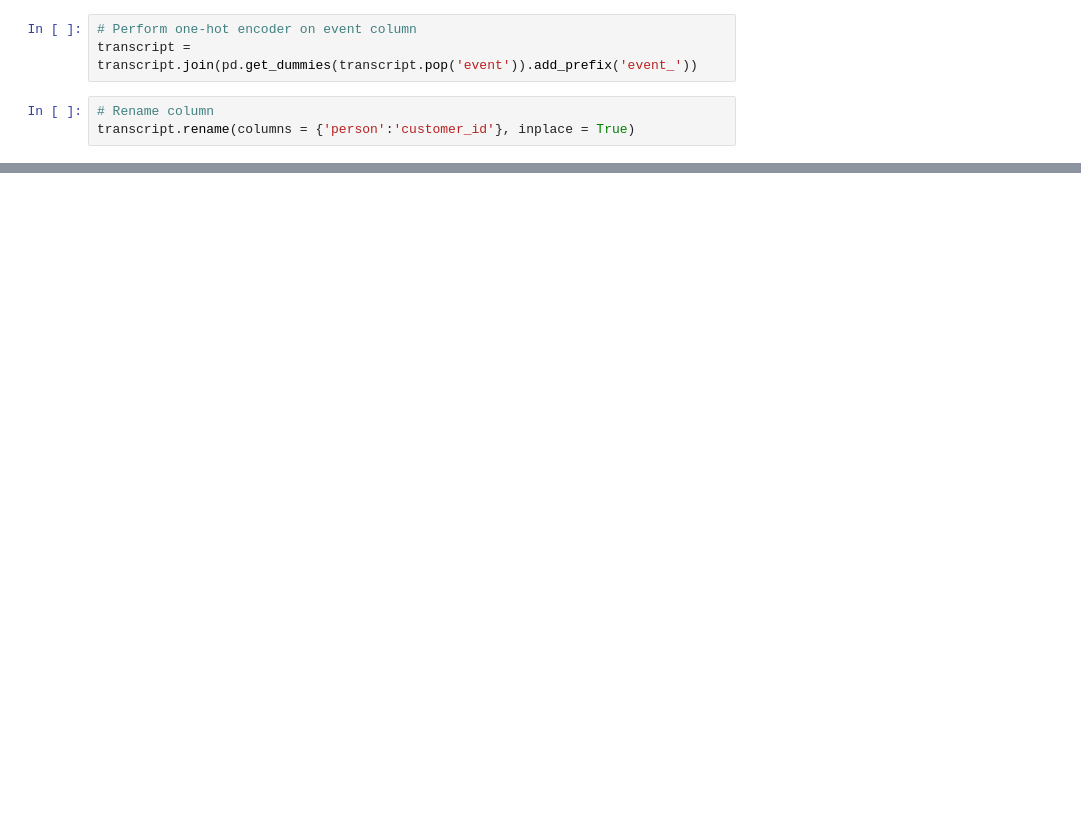
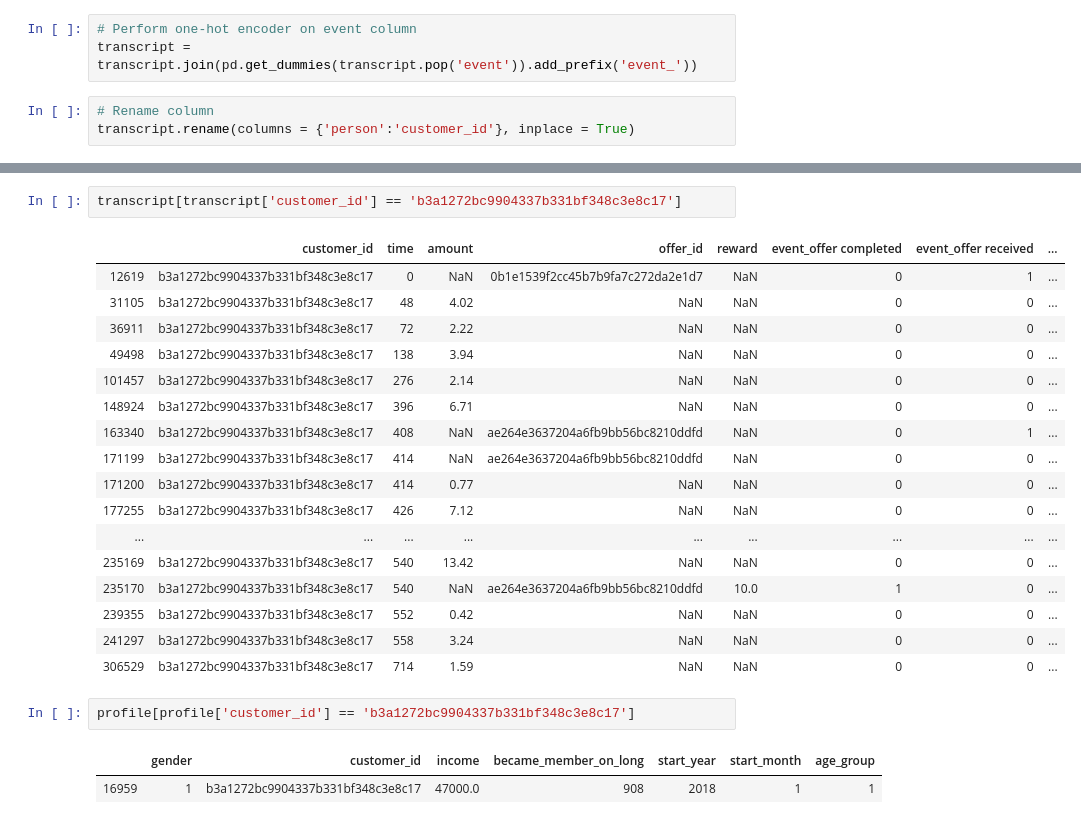
Before and after one commit to wasuratme96/machine_learning_nano_degree, a Jupyter notebook: Capstone Project/Starbuck Reward Program/Machine Learning Engineer Nano-degree ; Capstone Project - Starbuck Campaign Data.ipynb, the cells around one changed output, grey strips where cells are left out. Saved outputs shown, nothing was run; the diff lists cells and outputs as text; blank space fills up the shorter version.

```diff
--- a/Capstone Project/Starbuck Reward Program/Machine Learning Engineer Nano-degree ; Capstone Project - Starbuck Campaign Data.ipynb
+++ b/Capstone Project/Starbuck Reward Program/Machine Learning Engineer Nano-degree ; Capstone Project - Starbuck Campaign Data.ipynb
@@ -274,0 +341,25 @@ transcript
+# %%
+transcript[transcript['customer_id'] == 'b3a1272bc9904337b331bf348c3e8c17']
+# %% [output]
+|  | customer_id | time | amount | offer_id | reward | event_offer completed | event_offer received | ... |
+| 12619 | b3a1272bc9904337b331bf348c3e8c17 | 0 | NaN | 0b1e1539f2cc45b7b9fa7c272da2e1d7 | NaN | 0 | 1 | ... |
+| 31105 | b3a1272bc9904337b331bf348c3e8c17 | 48 | 4.02 | NaN | NaN | 0 | 0 | ... |
+| 36911 | b3a1272bc9904337b331bf348c3e8c17 | 72 | 2.22 | NaN | NaN | 0 | 0 | ... |
+| 49498 | b3a1272bc9904337b331bf348c3e8c17 | 138 | 3.94 | NaN | NaN | 0 | 0 | ... |
+| 101457 | b3a1272bc9904337b331bf348c3e8c17 | 276 | 2.14 | NaN | NaN | 0 | 0 | ... |
+| 148924 | b3a1272bc9904337b331bf348c3e8c17 | 396 | 6.71 | NaN | NaN | 0 | 0 | ... |
+| 163340 | b3a1272bc9904337b331bf348c3e8c17 | 408 | NaN | ae264e3637204a6fb9bb56bc8210ddfd | NaN | 0 | 1 | ... |
+| 171199 | b3a1272bc9904337b331bf348c3e8c17 | 414 | NaN | ae264e3637204a6fb9bb56bc8210ddfd | NaN | 0 | 0 | ... |
+| 171200 | b3a1272bc9904337b331bf348c3e8c17 | 414 | 0.77 | NaN | NaN | 0 | 0 | ... |
+| 177255 | b3a1272bc9904337b331bf348c3e8c17 | 426 | 7.12 | NaN | NaN | 0 | 0 | ... |
+| ... | ... | ... | ... | ... | ... | ... | ... | ... |
+| 235169 | b3a1272bc9904337b331bf348c3e8c17 | 540 | 13.42 | NaN | NaN | 0 | 0 | ... |
+| 235170 | b3a1272bc9904337b331bf348c3e8c17 | 540 | NaN | ae264e3637204a6fb9bb56bc8210ddfd | 10.0 | 1 | 0 | ... |
+| 239355 | b3a1272bc9904337b331bf348c3e8c17 | 552 | 0.42 | NaN | NaN | 0 | 0 | ... |
+| 241297 | b3a1272bc9904337b331bf348c3e8c17 | 558 | 3.24 | NaN | NaN | 0 | 0 | ... |
+| 306529 | b3a1272bc9904337b331bf348c3e8c17 | 714 | 1.59 | NaN | NaN | 0 | 0 | ... |
+# %%
+profile[profile['customer_id'] == 'b3a1272bc9904337b331bf348c3e8c17']
+# %% [output]
+|  | gender | customer_id | income | became_member_on_long | start_year | start_month | age_group |
+| 16959 | 1 | b3a1272bc9904337b331bf348c3e8c17 | 47000.0 | 908 | 2018 | 1 | 1 |
```
Also changed, not shown: parts of 21 cells of this notebook.
